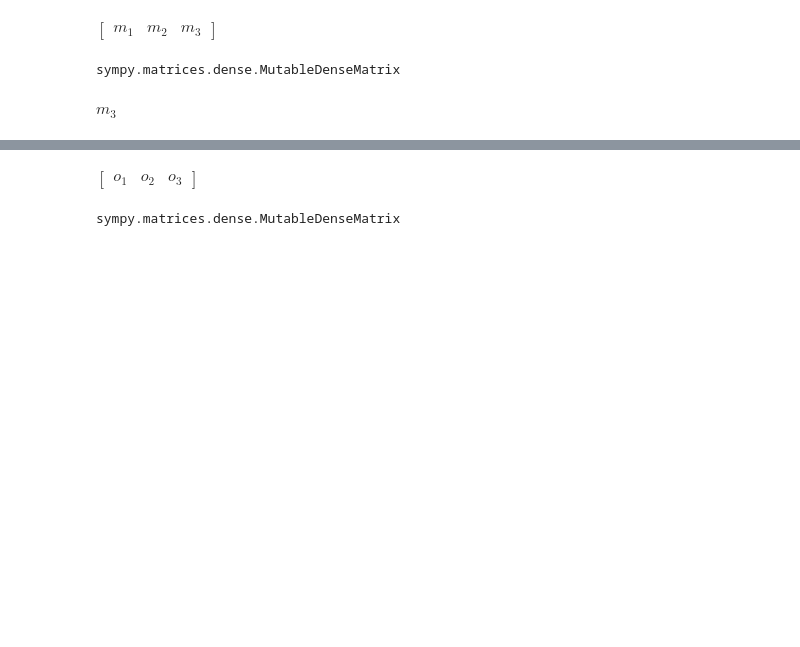
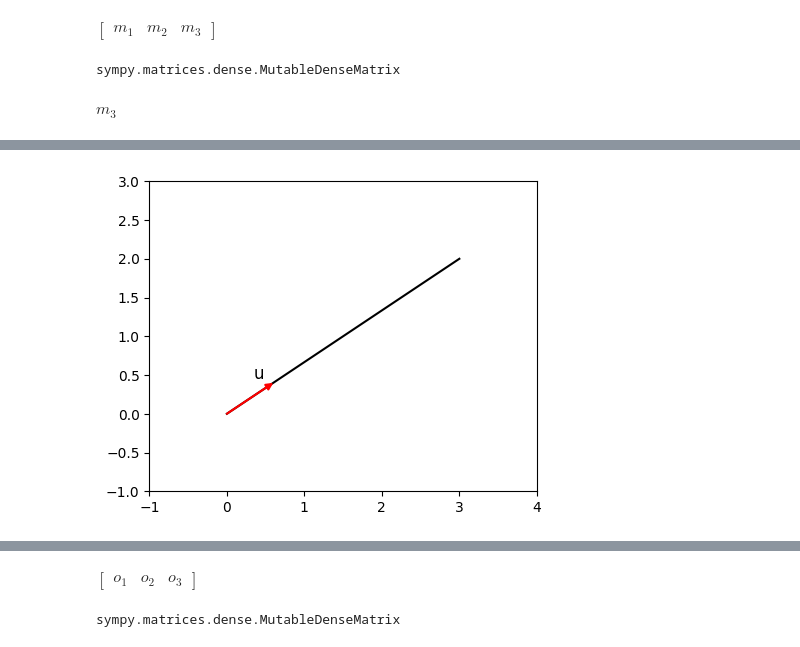
Before and after one commit to agryman/instant-insanity, a Jupyter notebook: notebooks/Projection Theory.ipynb, the cells around one changed output, grey strips where cells are left out. Cells and saved outputs as stored; diff of their text form; code cells hidden in the pictures; blank space fills up the shorter version.

```diff
--- a/notebooks/Projection Theory.ipynb
+++ b/notebooks/Projection Theory.ipynb
@@ -87,0 +123,48 @@ but they are conceptually distinct.
+# %%
+import matplotlib.pyplot as plt
+
+fig, ax = plt.subplots(figsize=(5, 5))
+ax.set_aspect('equal')
+
+A = (0, 0)
+B = (3, 2)
+
+# Draw the line AB
+ax.plot([A[0], B[0]], [A[1], B[1]], color='black')
+
+# Vector from A to B
+dx, dy = (B[0] - A[0]), (B[1] - A[1])
+scale = 0.2   # fraction of AB length to use for arrow length
+
+# Arrow endpoint (short arrow pointing from A toward B)
+x2 = A[0] + dx * scale
+y2 = A[1] + dy * scale
+
+# Draw the arrow
+ax.annotate(
+    '',
+    xy=(x2, y2),   # arrow head
+    xytext=A,      # arrow tail
+    arrowprops=dict(
+        arrowstyle='-|>',   # simple arrow head
+        color='red',
+        lw=1.5,
+        shrinkA=0, shrinkB=0
+    )
+)
+
+# Label "u" at the tip
+ax.text(
+    x2 - 0.25, y2, 'u',
+    fontsize=12,
+    ha='left', va='bottom',  # position relative to the point
+    color='black'
+)
+
+
+
+ax.set_xlim(-1, 4)
+ax.set_ylim(-1, 3)
+plt.show()
+# %% [output]
+[figure, added]
```
Also changed, not shown: parts of 134 cells of this notebook, 4 other files.
